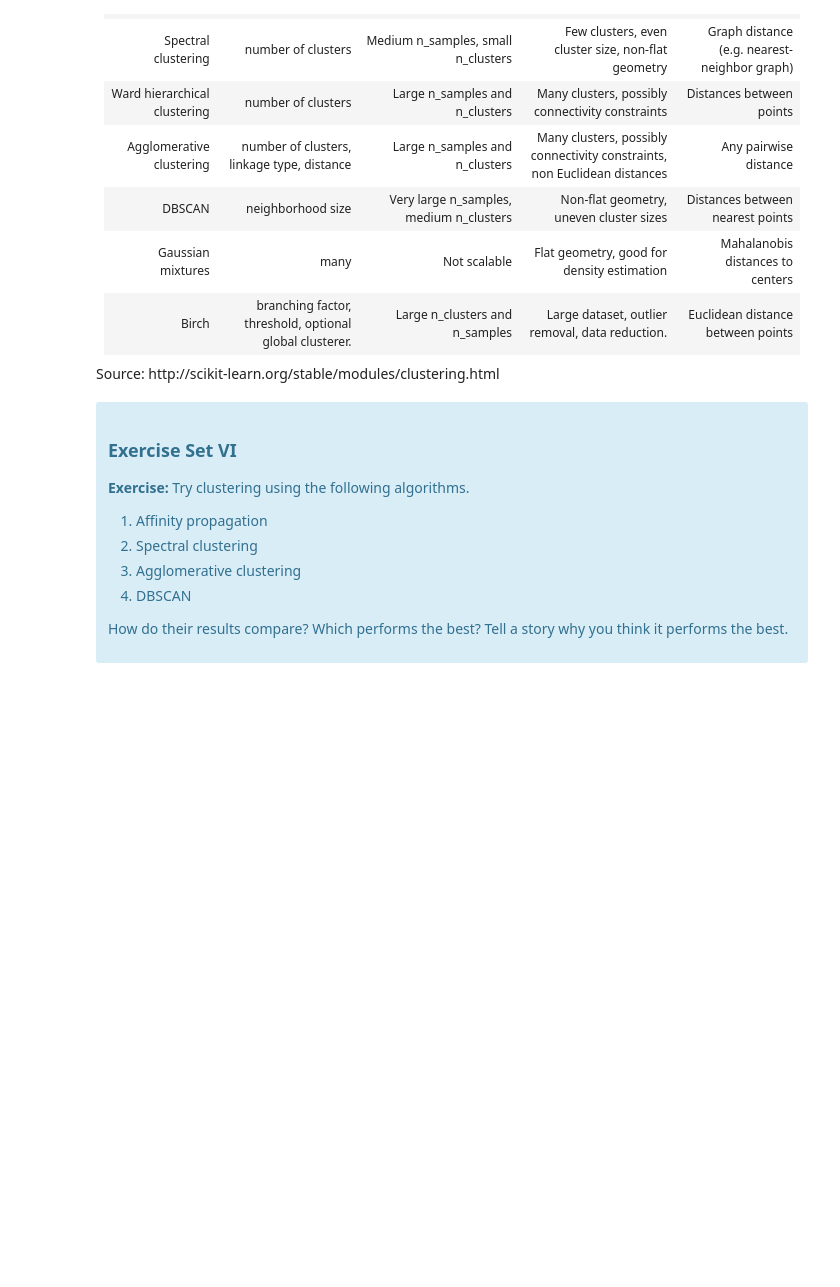
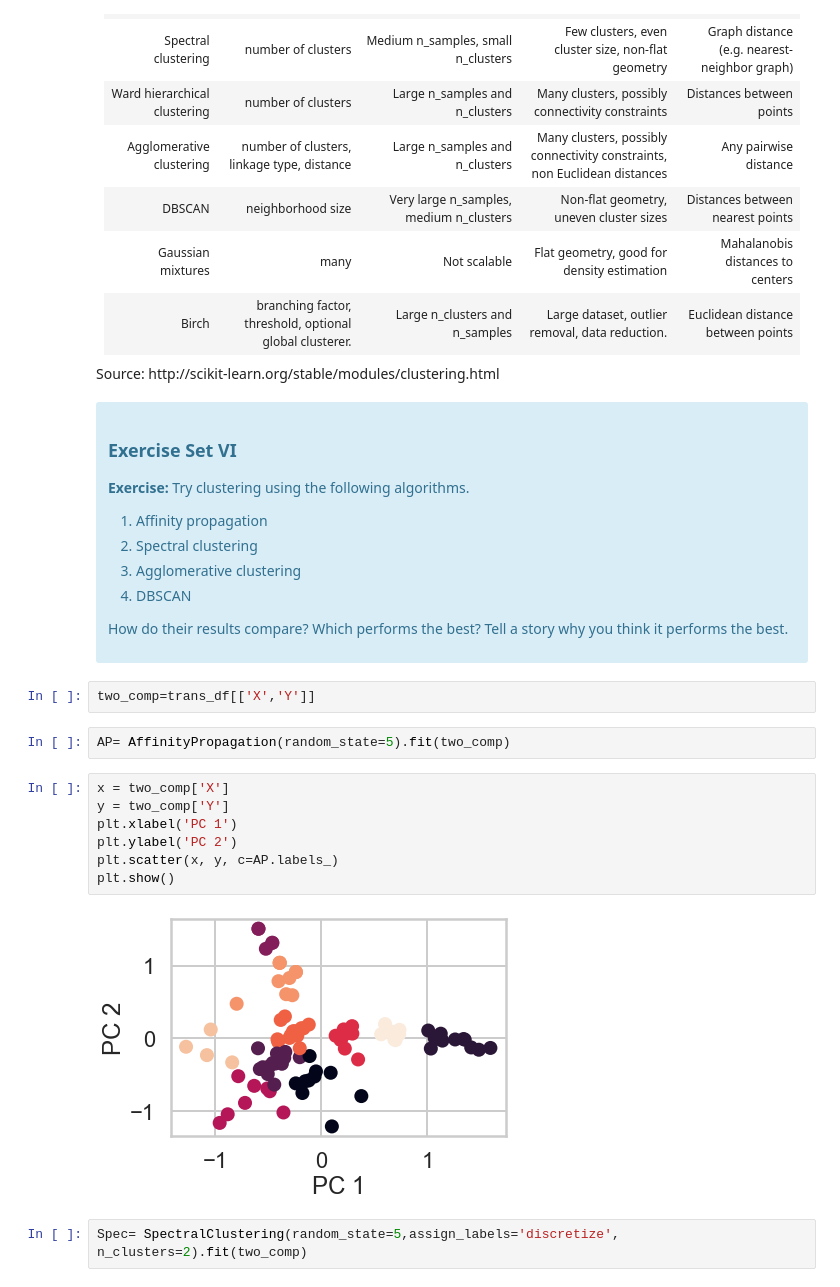
Before and after one commit to clementchen163/CaseStudyKMeans, a Jupyter notebook: Clustering Case Study - Customer Segmentation with K-Means - Tier 3.ipynb, the cells around one changed output. Drawn from its saved outputs; the diff is of its cells as text; blank space fills up the shorter version.

```diff
--- a/Clustering Case Study - Customer Segmentation with K-Means - Tier 3.ipynb
+++ b/Clustering Case Study - Customer Segmentation with K-Means - Tier 3.ipynb
@@ -635,3 +636,18 @@ Source: http://scikit-learn.org/stable/modules/clustering.html
 </ol>
 <p>How do their results compare? Which performs the best? Tell a story why you think it performs the best.</p>
 </div>
+# %%
+two_comp=trans_df[['X','Y']]
+# %%
+AP= AffinityPropagation(random_state=5).fit(two_comp)
+# %%
+x = two_comp['X']
+y = two_comp['Y']
+plt.xlabel('PC 1')
+plt.ylabel('PC 2')
+plt.scatter(x, y, c=AP.labels_)
+plt.show()
+# %% [output]
+[figure, added]
+# %%
+Spec= SpectralClustering(random_state=5,assign_labels='discretize', n_clusters=2).fit(two_comp)
```
Also changed, not shown: parts of 7 cells of this notebook.
